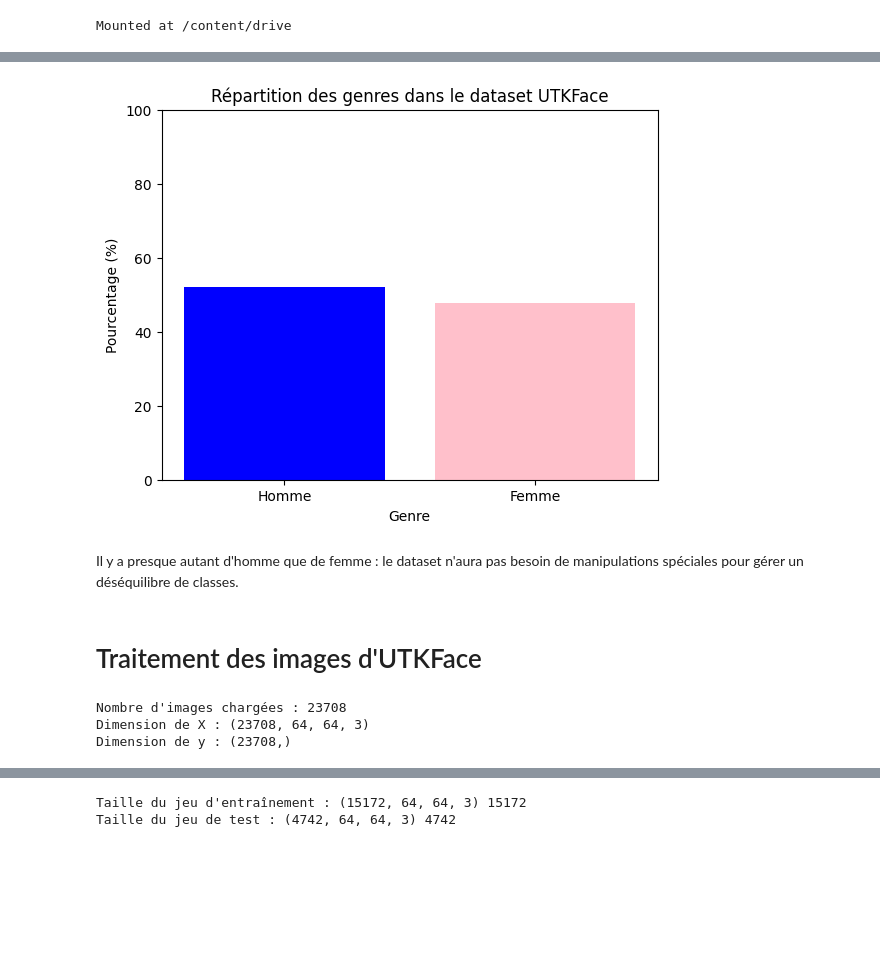
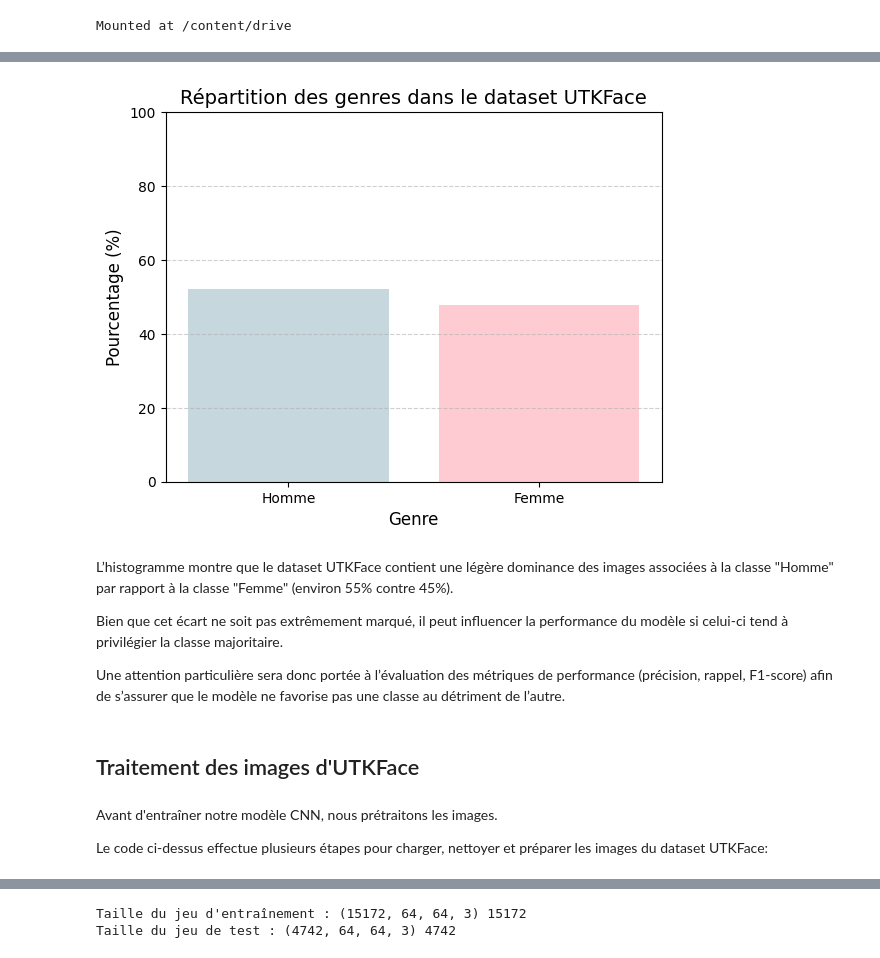
Before and after one commit to HuanJY/SAEBUT3, a Jupyter notebook: Model1.ipynb, the cells around one changed output, grey strips where cells are left out. Saved outputs shown, nothing was run; the diff lists cells and outputs as text; code cells hidden in the pictures; blank space fills up the shorter version.

```diff
--- a/Model1.ipynb
+++ b/Model1.ipynb
@@ -33,34 +52,44 @@ IMG_WIDTH = 64
 # %%
+# Le format des images est nommé de la manière suivante : "age_sexe_ethnie_dateNaiss.jpg"
+
 file_names = os.listdir(DATA_DIR)
 sex_labels = []
 for file in file_names:
-    # Le format est "age_sexe_ethnie_dateNaiss.jpg"
     parts = file.split('_')
     if len(parts) > 1:  # Vérifie que le format est correct
         sex_labels.append(int(parts[1]))  # Le deuxième élément est le sexe (0 = Homme, 1 = Femme)
 
 # Compter les occurrences pour chaque sexe
 labels, counts = np.unique(sex_labels, return_counts=True)
 
 # Convertir les occurrences en pourcentages
 percentages = (counts / counts.sum()) * 100
 
 # Noms des classes
 class_names = ["Homme", "Femme"]
 
 # Visualisation en graphique à barres
-plt.bar(class_names, percentages, color=['blue', 'pink'])
-plt.title("Répartition des genres dans le dataset UTKFace")
-plt.ylabel("Pourcentage (%)")
-plt.xlabel("Genre")
-plt.ylim(0, 100)  # Limiter l'axe des ordonnées de 0 à 100
+plt.bar(class_names, percentages, color=['#AEC6CF', '#FFB6C1'], alpha=0.7)
+plt.title("Répartition des genres dans le dataset UTKFace", fontsize=14)
+plt.ylabel("Pourcentage (%)", fontsize=12)
+plt.xlabel("Genre", fontsize=12)
+plt.ylim(0, 100)
+plt.grid(axis='y', linestyle='--', alpha=0.6)
 plt.show()
 # %% [output]
-[figure, old version]
+[figure, new version]
-# %% [markdown]
-Il y a presque autant d'homme que de femme : le dataset n'aura pas besoin de manipulations spéciales pour gérer un déséquilibre de classes.
+# %% [markdown]
+L’histogramme montre que le dataset UTKFace contient une légère dominance des images associées à la classe "Homme" par rapport à la classe "Femme" (environ 55% contre 45%).
+
+Bien que cet écart ne soit pas extrêmement marqué, il peut influencer la performance du modèle si celui-ci tend à privilégier la classe majoritaire.
+
+Une attention particulière sera donc portée à l’évaluation des métriques de performance (précision, rappel, F1-score) afin de s’assurer que le modèle ne favorise pas une classe au détriment de l’autre.
 # %% [markdown]
-# Traitement des images d'UTKFace
+## Traitement des images d'UTKFace
+# %% [markdown]
+Avant d'entraîner notre modèle CNN, nous prétraitons les images.
+
+Le code ci-dessus effectue plusieurs étapes pour charger, nettoyer et préparer les images du dataset UTKFace:
 # %%
 #TRAITEMENT DE L'IMAGE
 
@@ -101,14 +130,3 @@ def load_data(data_dir=DATA_DIR):
         y.append(gender)
 
     return np.array(X), np.array(y)
-
-# Chargement des données
-X, y = load_data(DATA_DIR)
-
-print("Nombre d'images chargées :", len(X))
-print("Dimension de X :", X.shape)
-print("Dimension de y :", y.shape)
-# %% [output]
-Nombre d'images chargées : 23708
-Dimension de X : (23708, 64, 64, 3)
-Dimension de y : (23708,)
```
Also changed, not shown: parts of 92 cells of this notebook.
